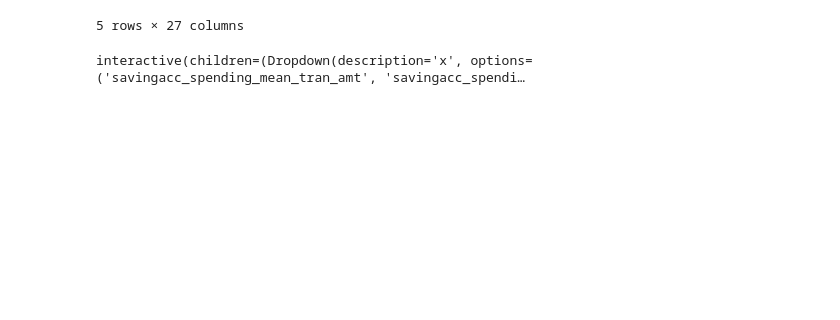
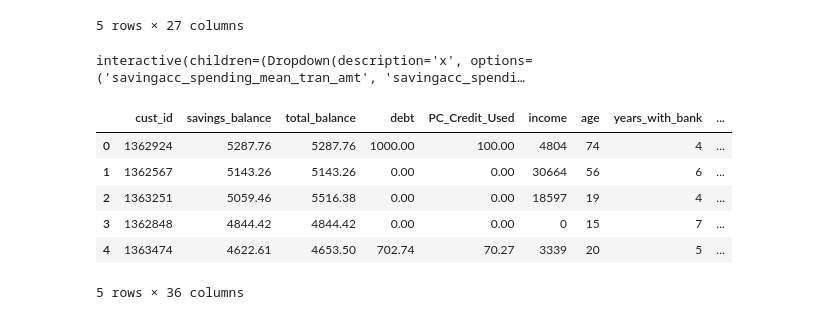
Before and after one commit to silvhua-Lighthouse/mini-project-III, a Jupyter notebook: mini-project-III.ipynb, the cells around one changed output. Drawn from its saved outputs; the diff is of its cells as text; code cells hidden in the pictures; blank space fills up the shorter version.

```diff
--- a/mini-project-III.ipynb
+++ b/mini-project-III.ipynb
@@ -574,3 +574,22 @@ def exploreScatterplot(x=list(df.select_dtypes('number').columns),
     fig.show()
 # %% [output]
 interactive(children=(Dropdown(description='x', options=('savingacc_spending_mean_tran_amt', 'savingacc_spendi…
+# %%
+customerTransactions = pd.read_csv('customer_transactions_2022-10-11.csv')
+customerTransactions = pd.DataFrame(customerTransactions)
+accounts = pd.read_csv('accounts_customers.csv') ## place accounts dataframe variable name here
+
+df_accounts = pd.DataFrame(accounts)
+customer_data = df_accounts.merge(
+    customerTransactions,
+    how='outer',on='cust_id')
+
+customer_data.head()
+# %% [output]
+|  | cust_id | savings_balance | total_balance | debt | PC_Credit_Used | income | age | years_with_bank | ... |
+| 0 | 1362924 | 5287.76 | 5287.76 | 1000.00 | 100.00 | 4804 | 74 | 4 | ... |
+| 1 | 1362567 | 5143.26 | 5143.26 | 0.00 | 0.00 | 30664 | 56 | 6 | ... |
+| 2 | 1363251 | 5059.46 | 5516.38 | 0.00 | 0.00 | 18597 | 19 | 4 | ... |
+| 3 | 1362848 | 4844.42 | 4844.42 | 0.00 | 0.00 | 0 | 15 | 7 | ... |
+| 4 | 1363474 | 4622.61 | 4653.50 | 702.74 | 70.27 | 3339 | 20 | 5 | ... |
+5 rows × 36 columns
```
Also changed, not shown: parts of 13 cells of this notebook.
